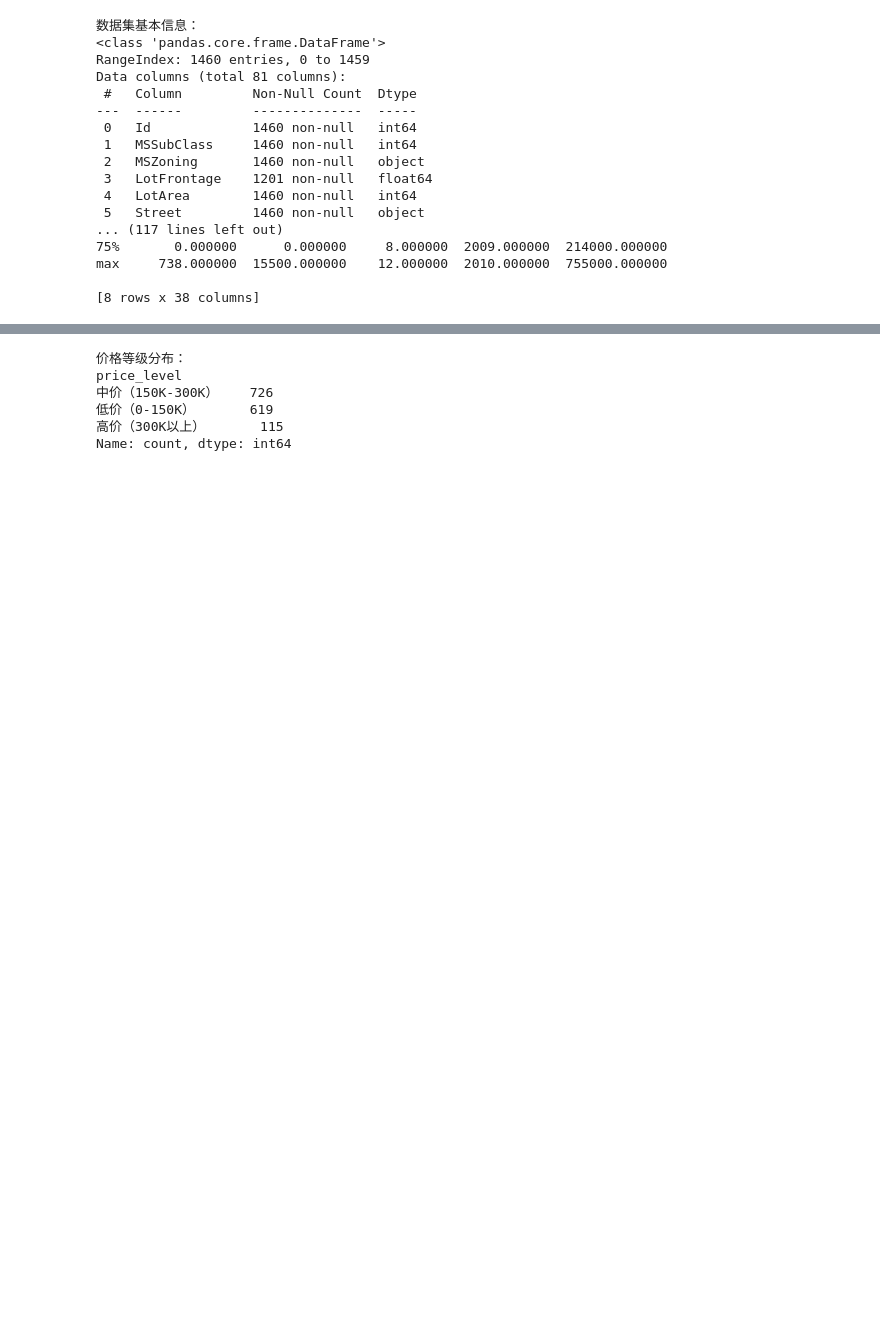
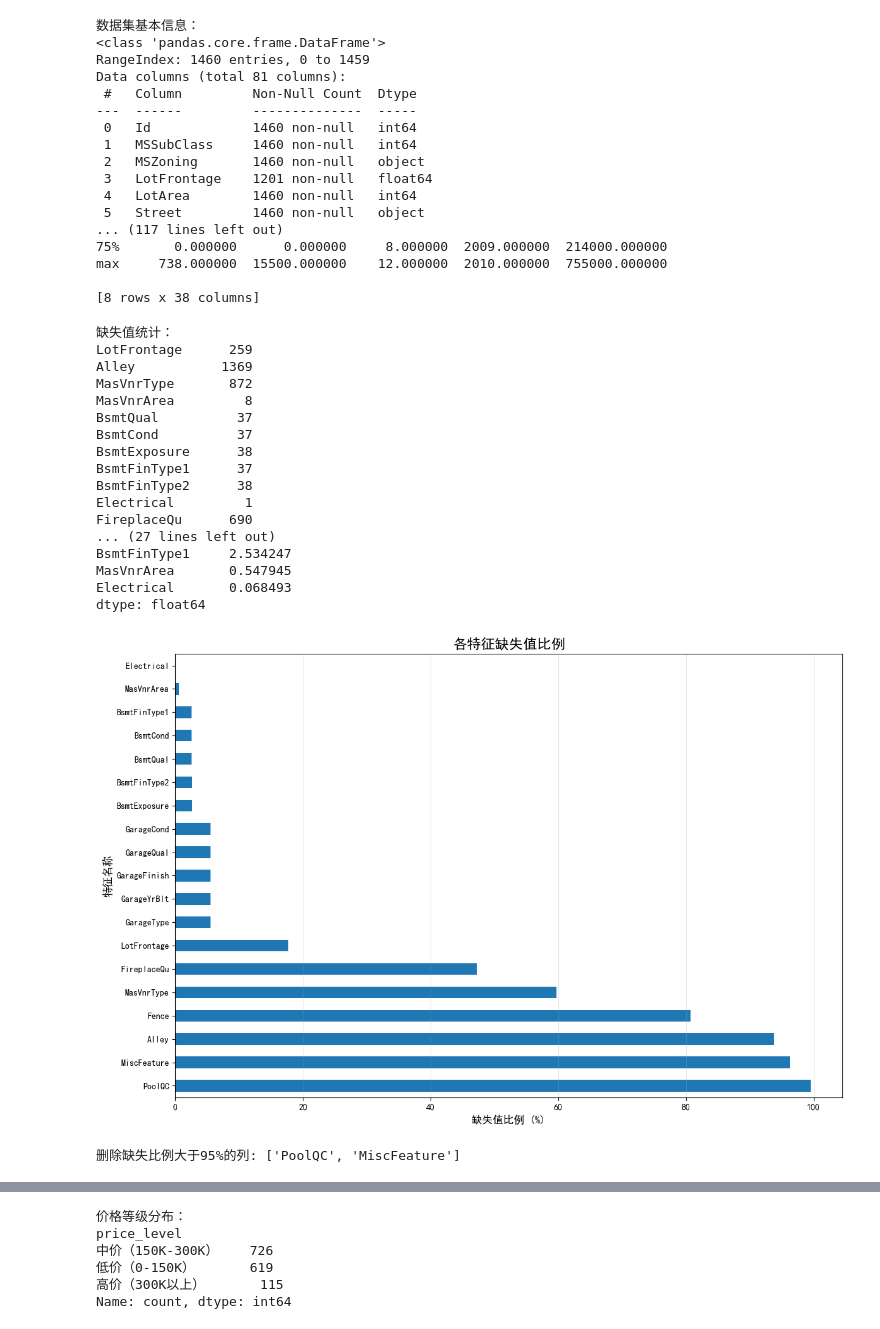
Before and after one commit to Daydream709/DataScienceIntro, a Jupyter notebook: 第二次作业/notebooks/lab2.ipynb, the cells around one changed output, grey strips where cells are left out. Drawn from its saved outputs; the diff is of its cells as text; code cells hidden in the pictures; blank space fills up the shorter version.

```diff
--- a/第二次作业/notebooks/lab2.ipynb
+++ b/第二次作业/notebooks/lab2.ipynb
@@ -42,16 +38,72 @@ max     738.000000  15500.000000    12.000000  2010.000000  755000.000000
 
 [8 rows x 38 columns]
 # %%
+# 检测缺失值
+print("缺失值统计：")
+missing_values = df.isnull().sum()
+missing_values = missing_values[missing_values > 0]
+print(missing_values)
+
+# 缺失值比例
+print("\n缺失值比例：")
+missing_percentage = (df.isnull().sum() / len(df)) * 100
+missing_percentage = missing_percentage[missing_percentage > 0]
+missing_percentage = missing_percentage.sort_values(ascending=False)
+print(missing_percentage)
+# 绘制缺失值比例条形图
+plt.figure(figsize=(12, 8))
+missing_percentage.plot(kind="barh")
+plt.title("各特征缺失值比例", fontsize=16)
+plt.xlabel("缺失值比例 (%)", fontsize=12)
+plt.ylabel("特征名称", fontsize=12)
+plt.grid(axis="x", alpha=0.3)
+plt.tight_layout()
+plt.show()
+
 # 处理缺失值
-# 对于数值型特征，使用中位数填充
+# 先找出缺失比例大于95%的列并删除
+high_missing_cols = missing_percentage[missing_percentage > 95].index.tolist()
+if high_missing_cols:
+    print(f"\n删除缺失比例大于95%的列: {high_missing_cols}")
+    df.drop(columns=high_missing_cols, inplace=True)
+
+# 分别处理数值型和分类型特征
 numeric_columns = df.select_dtypes(include=[np.number]).columns
-for col in numeric_columns:
-    if df[col].isnull().sum() > 0:
-        df[col].fillna(df[col].median(), inplace=True)
+categorical_columns = df.select_dtypes(include=["object"]).columns
+
+# 对数值型特征使用KNN填充
+if len(numeric_columns) > 0:
+    # 先用中位数填充，确保KNN能够运行
+    for col in numeric_columns:
+        if df[col].isnull().sum() > 0:
+            df[col].fillna(df[col].median(), inplace=True)
+
+    # 使用KNN进一步优化填充
+    knn_imputer = KNNImputer(n_neighbors=5)
+    df[numeric_columns] = knn_imputer.fit_transform(df[numeric_columns])
 
 # 对于分类特征，标记为"Unknown"
-categorical_columns = df.select_dtypes(include=["object"]).columns
 for col in categorical_columns:
     if df[col].isnull().sum() > 0:
         df[col].fillna("Unknown", inplace=True)
+# %% [output]
+缺失值统计：
+LotFrontage      259
+Alley           1369
+MasVnrType       872
+MasVnrArea         8
+BsmtQual          37
+BsmtCond          37
+BsmtExposure      38
+BsmtFinType1      37
+BsmtFinType2      38
+Electrical         1
+FireplaceQu      690
+... (27 lines left out)
+BsmtFinType1     2.534247
+MasVnrArea       0.547945
+Electrical       0.068493
+dtype: float64
+[figure, added]
+删除缺失比例大于95%的列: ['PoolQC', 'MiscFeature']
 # %%
```
Also changed, not shown: parts of 6 cells of this notebook, 13 other files.
